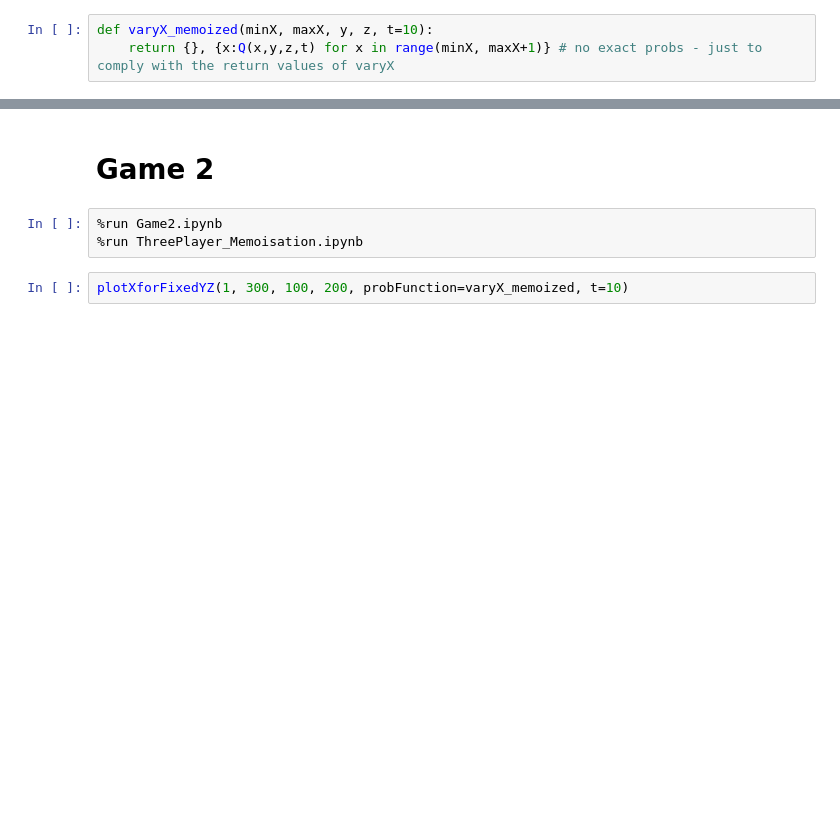
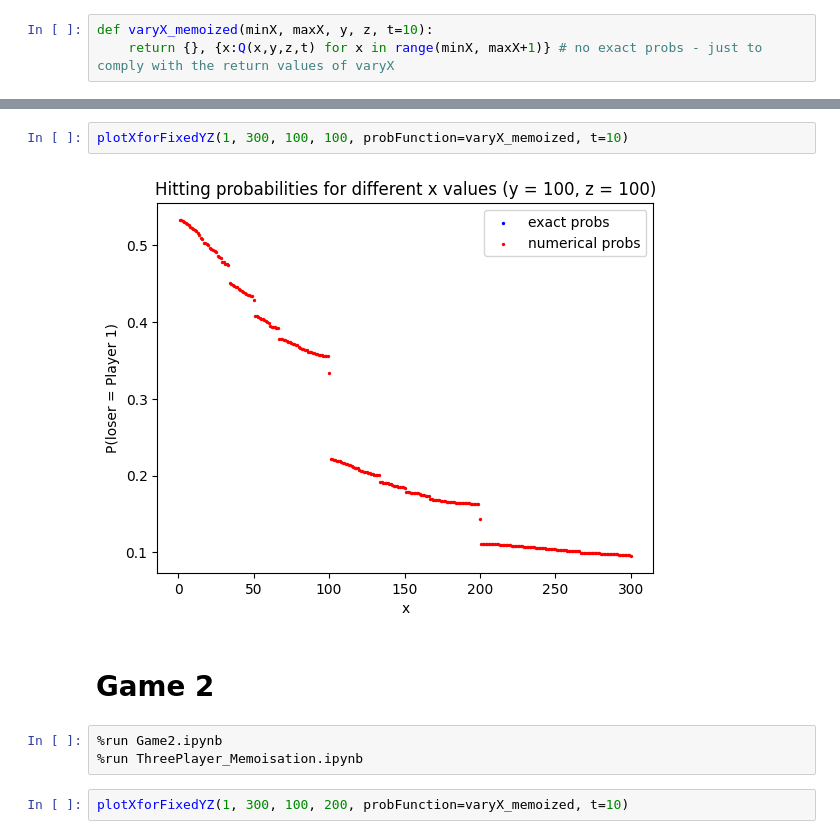
Before and after one commit to 7angel4/3-person-betting-game, a Jupyter notebook: Visualiser.ipynb, the cells around one changed output, grey strips where cells are left out. Drawn from its saved outputs; the diff is of its cells as text; blank space fills up the shorter version.

```diff
--- a/Visualiser.ipynb
+++ b/Visualiser.ipynb
@@ -155,3 +150,7 @@ plotXforFixedYZ(1, 300, 100, 200, probFunction=varyX_memoized, t=10)
+# %%
+plotXforFixedYZ(1, 300, 100, 100, probFunction=varyX_memoized, t=10)
+# %% [output]
+[figure, added]
 # %% [markdown]
 # Game 2
 # %%
```
Also changed, not shown: parts of 8 cells of this notebook, 12 other files.
